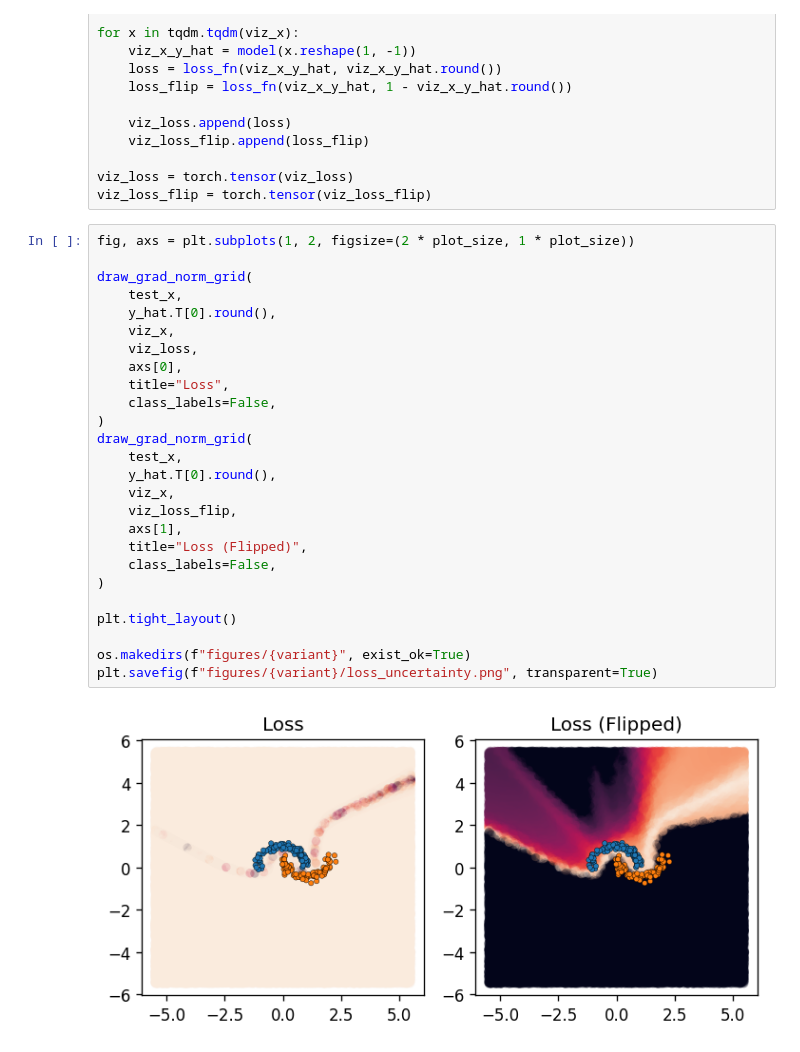
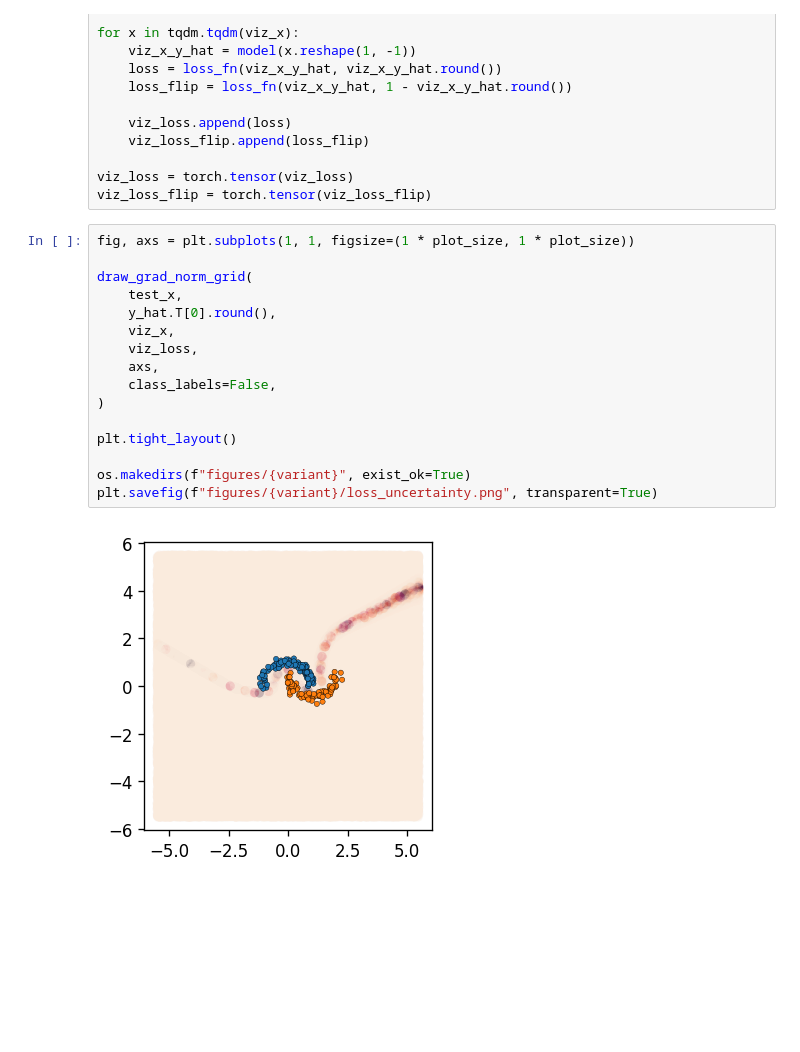
Before and after one commit to ngruenefeld/gradient_uncertainty_poc, a Jupyter notebook: gradient_uncertainty.ipynb, the cells around one changed output. Drawn from its saved outputs; the diff is of its cells as text; blank space fills up the shorter version.

```diff
--- a/gradient_uncertainty.ipynb
+++ b/gradient_uncertainty.ipynb
@@ -267,30 +267,20 @@ for x in tqdm.tqdm(viz_x):
 viz_loss = torch.tensor(viz_loss)
 viz_loss_flip = torch.tensor(viz_loss_flip)
 # %%
-fig, axs = plt.subplots(1, 2, figsize=(2 * plot_size, 1 * plot_size))
+fig, axs = plt.subplots(1, 1, figsize=(1 * plot_size, 1 * plot_size))
 
 draw_grad_norm_grid(
     test_x,
     y_hat.T[0].round(),
     viz_x,
     viz_loss,
-    axs[0],
-    title="Loss",
-    class_labels=False,
-)
-draw_grad_norm_grid(
-    test_x,
-    y_hat.T[0].round(),
-    viz_x,
-    viz_loss_flip,
-    axs[1],
-    title="Loss (Flipped)",
+    axs,
     class_labels=False,
 )
 
 plt.tight_layout()
 
 os.makedirs(f"figures/{variant}", exist_ok=True)
 plt.savefig(f"figures/{variant}/loss_uncertainty.png", transparent=True)
 # %% [output]
-[figure, old version]
+[figure, new version]
```
Also changed, not shown: parts of 1 cell of this notebook.
